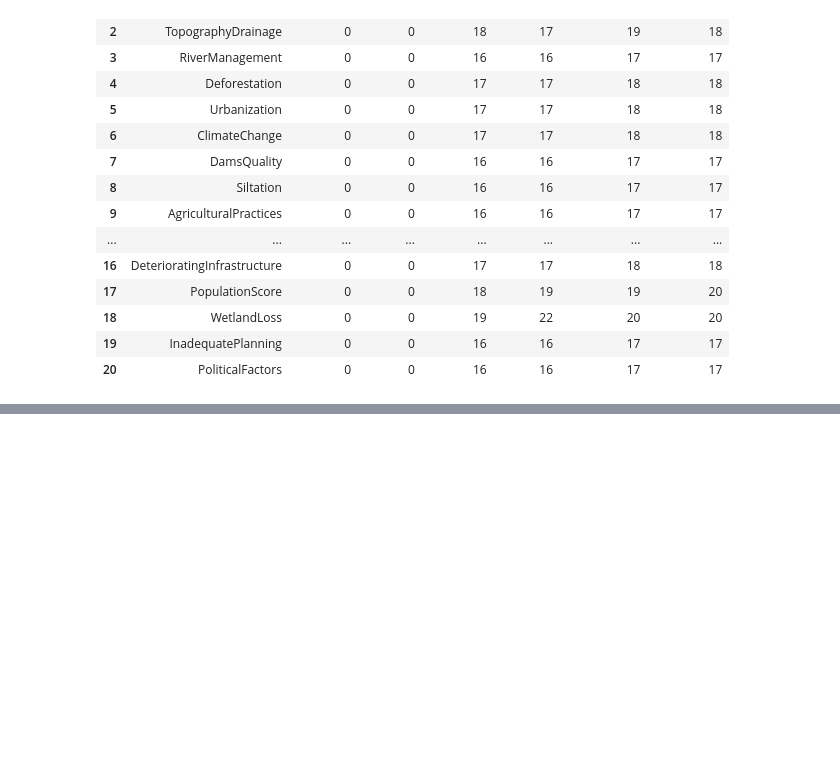
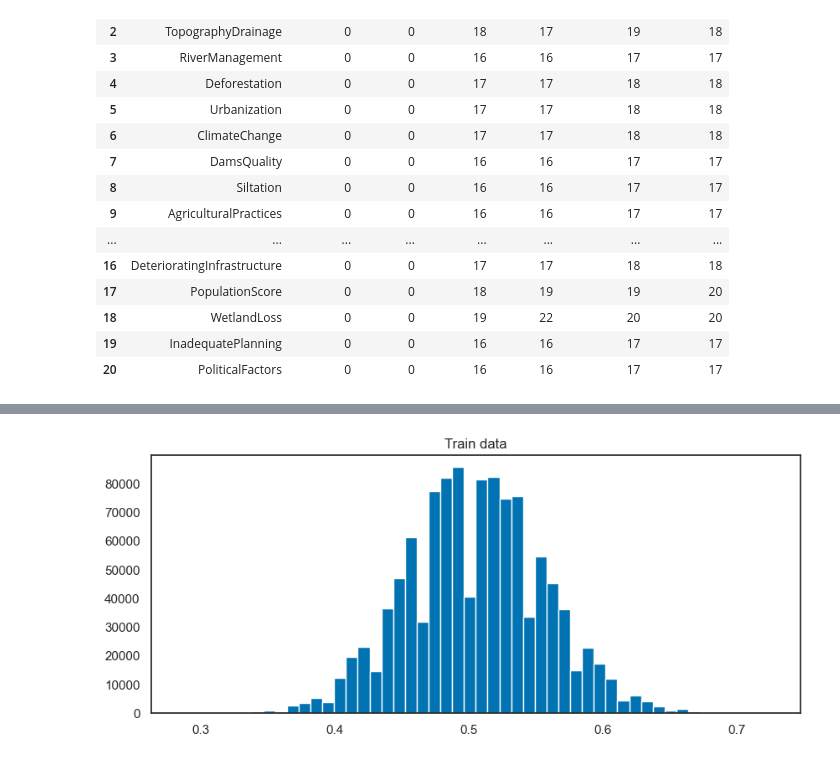
Before and after one commit to yashksaini-coder/Regression-with-Flood-Prediction, a Jupyter notebook: notebook.ipynb, the cells around one changed output, grey strips where cells are left out. Saved outputs shown, nothing was run; the diff lists cells and outputs as text; code cells hidden in the pictures; blank space fills up the shorter version.

```diff
--- a/notebook.ipynb
+++ b/notebook.ipynb
@@ -351,0 +367,7 @@ min_max_unique(train.drop(TARGET,axis=1),test)
+# %%
+plt.figure(figsize=(10, 4))
+plt.hist(train.FloodProbability, bins=50)
+plt.title("Train data")
+plt.show()
+# %% [output]
+[figure, added]
```
Also changed, not shown: parts of 4 cells of this notebook.
